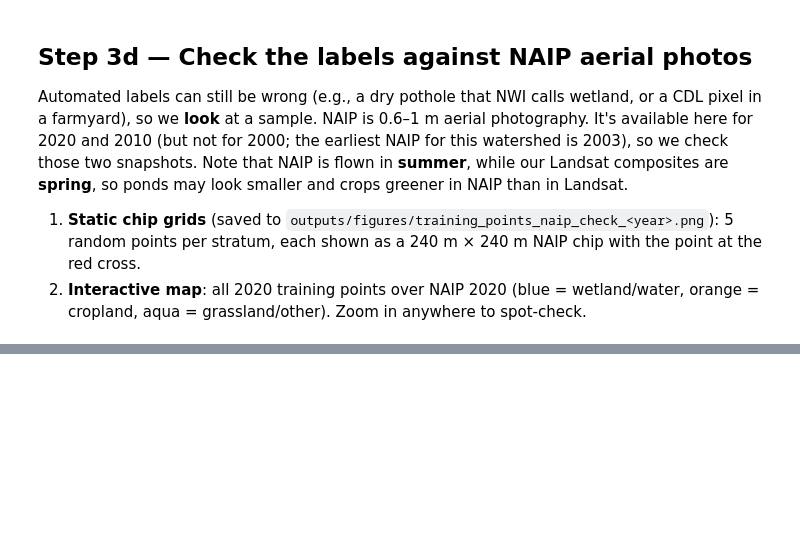
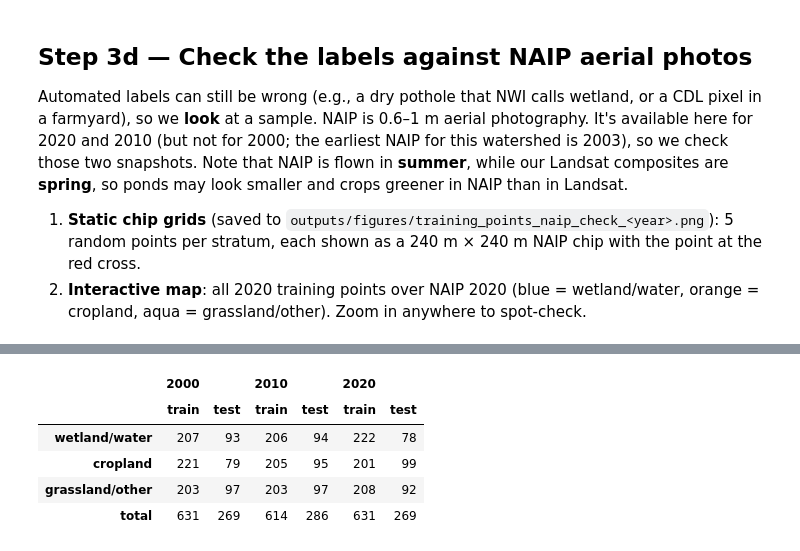
Before and after one commit to liammartin3/agriculture-wetland-loss, a Jupyter notebook: wetland_loss.ipynb, the cells around one changed output, grey strips where cells are left out. Cells and saved outputs as stored; diff of their text form; code cells hidden in the pictures; blank space fills up the shorter version.

```diff
--- a/wetland_loss.ipynb
+++ b/wetland_loss.ipynb
@@ -594,0 +605,21 @@ m3
+# %%
+train_sets, test_sets = {}, {}
+split_counts = {}
+for year in SNAPSHOTS:
+    split = training[year].randomColumn("random", seed=7)
+    train_sets[year] = split.filter(ee.Filter.lt("random", 0.7))
+    test_sets[year] = split.filter(ee.Filter.gte("random", 0.7))
+    for name, fc in (("train", train_sets[year]), ("test", test_sets[year])):
+        h = fc.aggregate_histogram("class").getInfo()
+        split_counts[(year, name)] = {CLASS_NAMES[int(k)]: v for k, v in h.items()}
+
+split_counts = pd.DataFrame(split_counts)
+split_counts.loc["total"] = split_counts.sum()
+split_counts
+# %% [output]
+|  | 2000 |  | 2010 |  | 2020 |  |
+|  | train | test | train | test | train | test |
+| wetland/water | 207 | 93 | 206 | 94 | 222 | 78 |
+| cropland | 221 | 79 | 205 | 95 | 201 | 99 |
+| grassland/other | 203 | 97 | 203 | 97 | 208 | 92 |
+| total | 631 | 269 | 614 | 286 | 631 | 269 |
```
Also changed, not shown: parts of 7 cells of this notebook, 4 other files.
